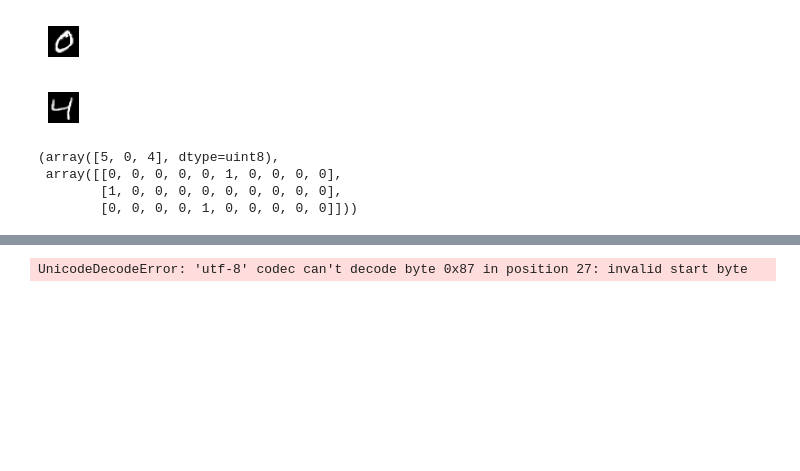
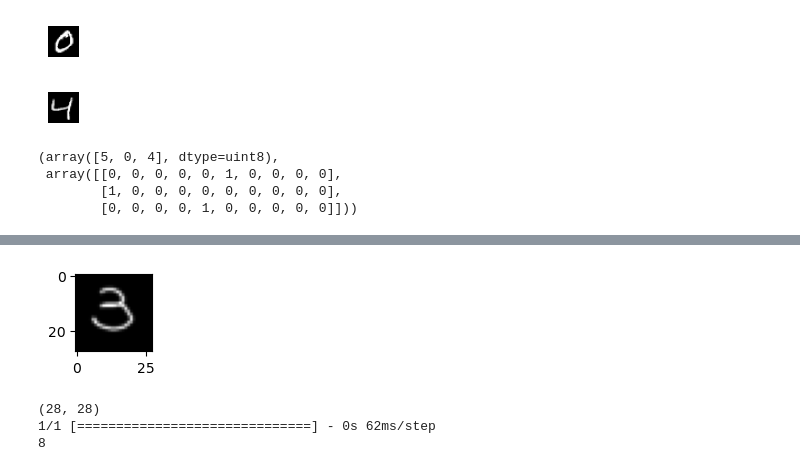
Before and after one commit to JianMing0307/Deep_Learning_, a Jupyter notebook: 3.神經網絡實作/4_1Softmax-MNIST.ipynb, the cells around one changed output, grey strips where cells are left out. Drawn from its saved outputs; the diff is of its cells as text; code cells hidden in the pictures; blank space fills up the shorter version.

```diff
--- a/3.神經網絡實作/4_1Softmax-MNIST.ipynb
+++ b/3.神經網絡實作/4_1Softmax-MNIST.ipynb
@@ -195,20 +195,24 @@ model.save('./model.h5')
 # %%
 # 驗證儲存的MODEL
 from keras.models import load_model
 # 怎樣辨識自己寫的數字
 import matplotlib.pyplot as plt
 from skimage import util
 from skimage import data, color
 from skimage.transform import resize
 
-model2 = load_model('./model.h5')
+
+model2 = keras.models.load_model('model.keras')
 
 plt.figure(figsize=(1, 1))
 test = util.invert(resize( color.rgb2gray(plt.imread('./3.png')[:, :, :3]), (28, 28)  ,
                    anti_aliasing=True)) # 注意 黑底 白底問題
 plt.imshow(test, cmap='gray')
 plt.show()
 print(test.shape)
 print(np.argmax(model2.predict(test.reshape(1, 784))))
 # %% [output]
+[figure, added]
-UnicodeDecodeError: 'utf-8' codec can't decode byte 0x87 in position 27: invalid start byte
+(28, 28)
+1/1 [==============================] - 0s 62ms/step
+8
```
Also changed, not shown: parts of 6 cells of this notebook, 1 other file.
